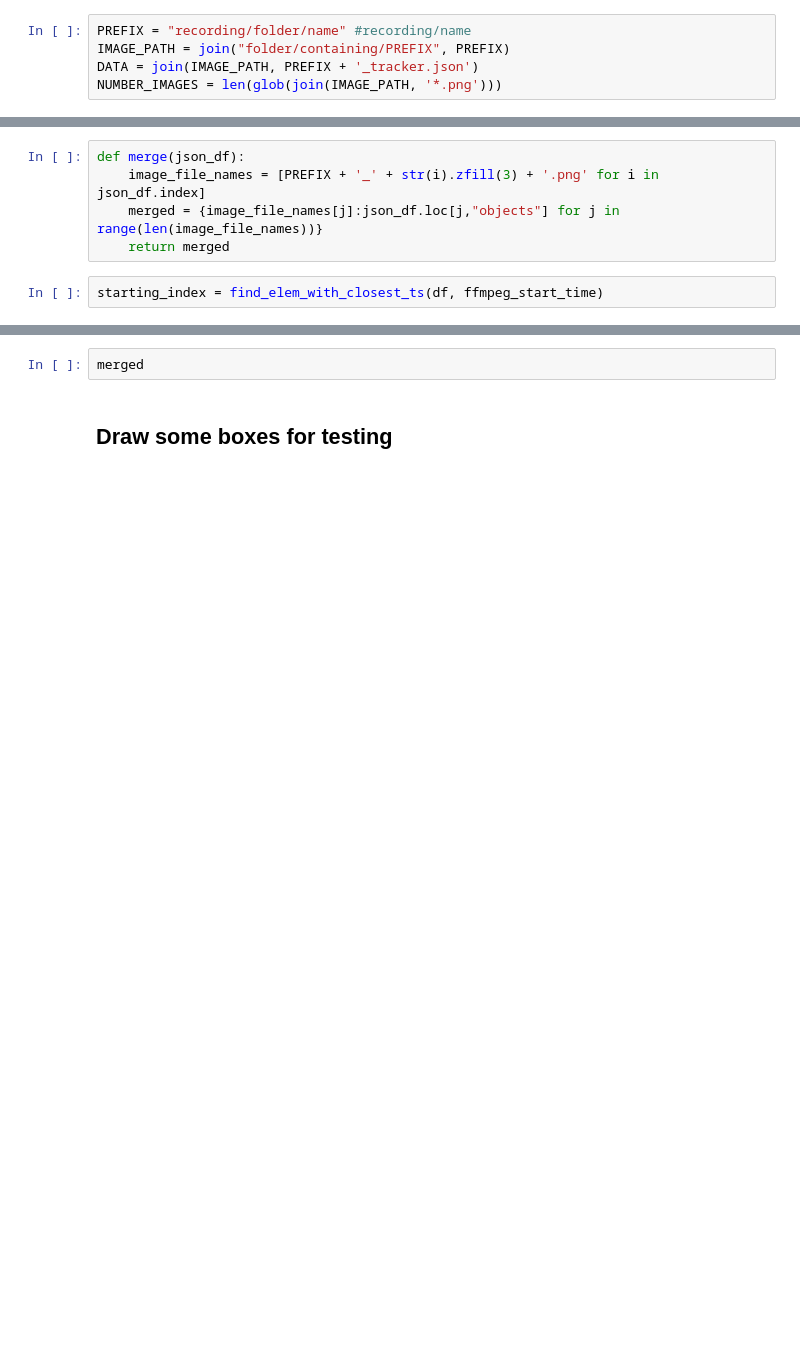
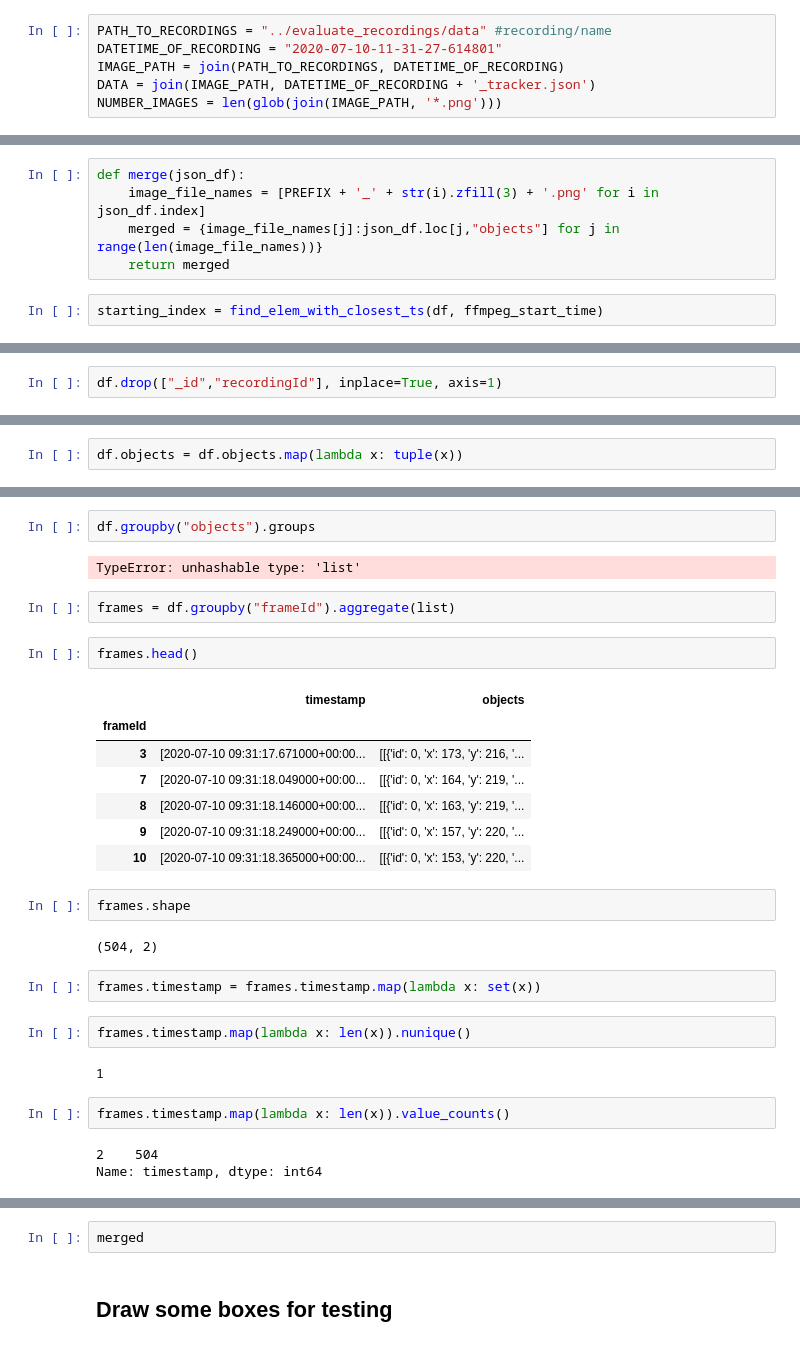
Before and after one commit to technologiestiftung/otc-toolkit, a Jupyter notebook: recording/OTC_Analysis_and_Detection_WIP.ipynb, the cells around one changed output, grey strips where cells are left out. Saved outputs shown, nothing was run; the diff lists cells and outputs as text; blank space fills up the shorter version.

```diff
--- a/recording/OTC_Analysis_and_Detection_WIP.ipynb
+++ b/recording/OTC_Analysis_and_Detection_WIP.ipynb
@@ -21,5 +19,6 @@ from glob import glob
 # %%
-PREFIX = "recording/folder/name" #recording/name
-IMAGE_PATH = join("folder/containing/PREFIX", PREFIX)
-DATA = join(IMAGE_PATH, PREFIX + '_tracker.json')
+PATH_TO_RECORDINGS = "../evaluate_recordings/data" #recording/name
+DATETIME_OF_RECORDING = "2020-07-10-11-31-27-614801"
+IMAGE_PATH = join(PATH_TO_RECORDINGS, DATETIME_OF_RECORDING)
+DATA = join(IMAGE_PATH, DATETIME_OF_RECORDING + '_tracker.json')
 NUMBER_IMAGES = len(glob(join(IMAGE_PATH, '*.png')))
@@ -84,0 +156,2 @@ df.loc[starting_index:].reset_index()
+# %%
+df.drop(["_id","recordingId"], inplace=True, axis=1)
@@ -84,0 +173,2 @@ df.loc[starting_index:].reset_index()
+# %%
+df.objects = df.objects.map(lambda x: tuple(x))
@@ -84,0 +219,31 @@ df.loc[starting_index:].reset_index()
+# %%
+df.groupby("objects").groups
+# %% [output]
+TypeError: unhashable type: 'list'
+# %%
+frames = df.groupby("frameId").aggregate(list)
+# %%
+frames.head()
+# %% [output]
+|  | timestamp | objects |
+| frameId |  |  |
+| 3 | [2020-07-10 09:31:17.671000+00:00... | [[{'id': 0, 'x': 173, 'y': 216, '... |
+| 7 | [2020-07-10 09:31:18.049000+00:00... | [[{'id': 0, 'x': 164, 'y': 219, '... |
+| 8 | [2020-07-10 09:31:18.146000+00:00... | [[{'id': 0, 'x': 163, 'y': 219, '... |
+| 9 | [2020-07-10 09:31:18.249000+00:00... | [[{'id': 0, 'x': 157, 'y': 220, '... |
+| 10 | [2020-07-10 09:31:18.365000+00:00... | [[{'id': 0, 'x': 153, 'y': 220, '... |
+# %%
+frames.shape
+# %% [output]
+(504, 2)
+# %%
+frames.timestamp = frames.timestamp.map(lambda x: set(x))
+# %%
+frames.timestamp.map(lambda x: len(x)).nunique()
+# %% [output]
+1
+# %%
+frames.timestamp.map(lambda x: len(x)).value_counts()
+# %% [output]
+2    504
+Name: timestamp, dtype: int64
```
Also changed, not shown: parts of 37 cells of this notebook, 6 other files.
